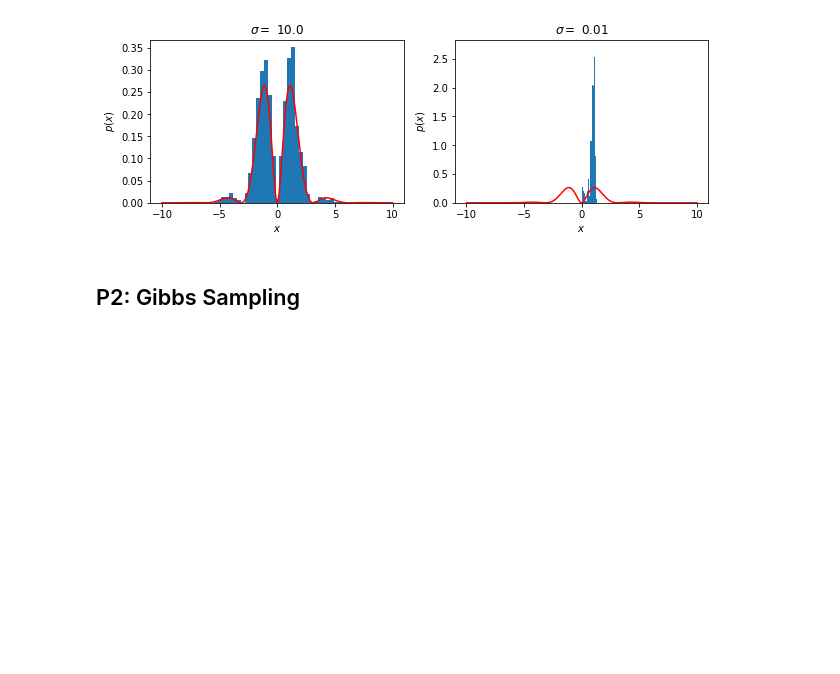
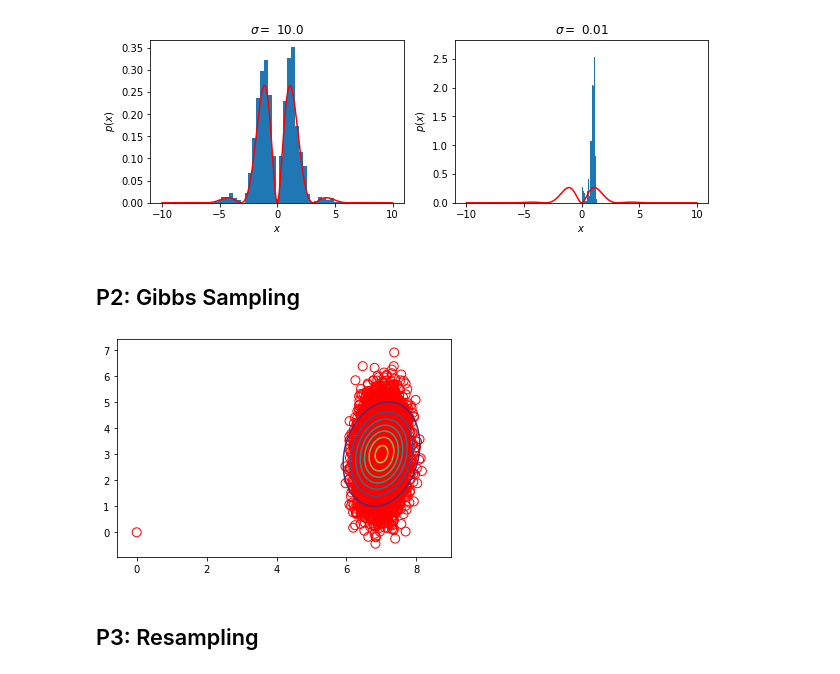
Before and after one commit to marcusklasson/smc_methods, a Jupyter notebook: ex3.ipynb, the cells around one changed output. Saved outputs shown, nothing was run; the diff lists cells and outputs as text; code cells hidden in the pictures; blank space fills up the shorter version.

```diff
--- a/ex3.ipynb
+++ b/ex3.ipynb
@@ -57,0 +77,41 @@ for i, sigma in enumerate(Sigma):
+# %%
+# Code for plotting 2d Gaussian
+x = np.linspace(0.0, 9.0, 1000); y = np.linspace(0.0, 6.0, 1000)
+X, Y = np.meshgrid(x, y)
+
+# Pack X and Y into a single 3-dimensional array
+pos = np.empty(X.shape + (2,))
+pos[:, :, 0] = X
+pos[:, :, 1] = Y
+
+# Borrowed from: https://scipython.com/blog/visualizing-the-bivariate-gaussian-distribution/
+def multivariate_gaussian(pos, mu, Sigma):
+    """Return the multivariate Gaussian distribution on array pos.
+
+    pos is an array constructed by packing the meshed arrays of variables
+    x_1, x_2, x_3, ..., x_k into its _last_ dimension.
+
+    """
+    n = mu.shape[0]
+    Sigma_det = np.linalg.det(Sigma)
+    Sigma_inv = np.linalg.inv(Sigma)
+    N = np.sqrt((2*np.pi)**n * Sigma_det)
+    # This einsum call calculates (x-mu)T.Sigma-1.(x-mu) in a vectorized
+    # way across all the input variables.
+    fac = np.einsum('...k,kl,...l->...', pos-mu, Sigma_inv, pos-mu)
+
+    return np.exp(-fac / 2) / N
+# %%
+# Gaussian parameters
+mu = np.array([7.0, 3.0])
+cov = np.array([[0.3, 0.1], [0.1, 1.0]]) # Standard deviations!
+
+Z = multivariate_gaussian(pos, mu, cov)
+x = gibbs_sampler(10000, mu, cov)
+plt.contour(X, Y, Z)
+plt.scatter(x[:, 0], x[:, 1], s=80, facecolors='none', edgecolors='r')
+plt.show()
+# %% [output]
+[figure, added]
+# %% [markdown]
+## P3: Resampling
```
Also changed, not shown: parts of 1 cell of this notebook.
